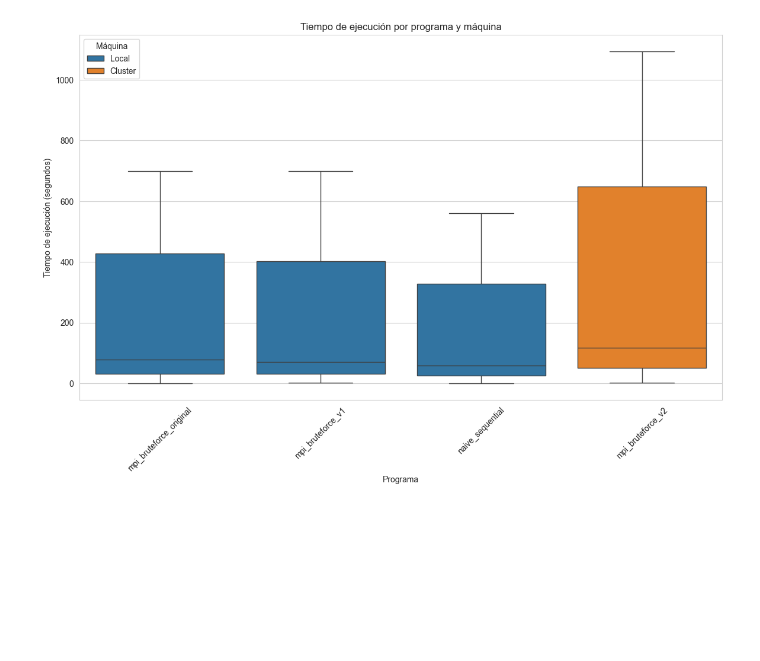
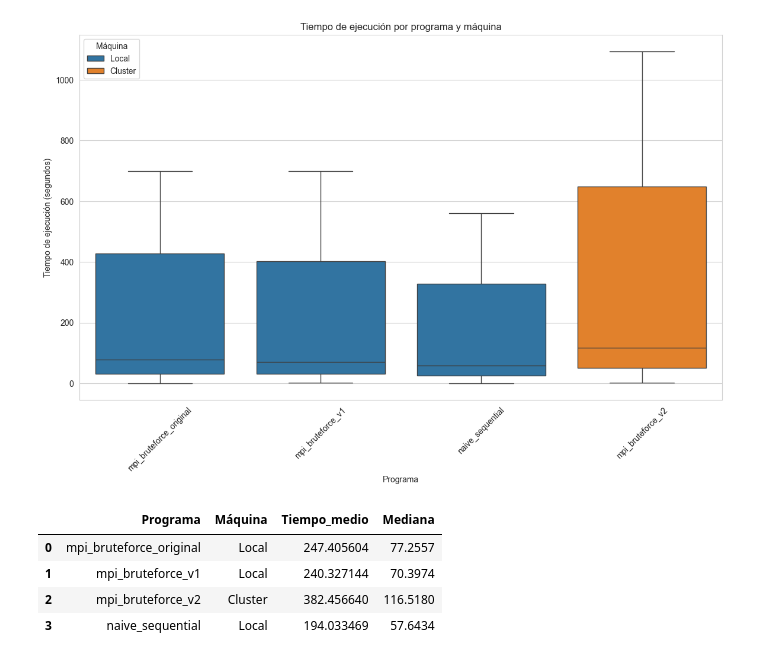
Before and after one commit to UVG-Works-Hub/mpi-bruteforce-keysearch, a Jupyter notebook: analysis.ipynb, the cells around one changed output. Cells and saved outputs as stored; diff of their text form; code cells hidden in the pictures; blank space fills up the shorter version.

```diff
--- a/analysis.ipynb
+++ b/analysis.ipynb
@@ -84,3 +84,15 @@ plt.legend(title='Máquina')
 plt.show()
 # %% [output]
 [figure]
+# %%
+# Group by Program and Machine to get mean and median execution times
+execution_stats = df_combined.groupby(['Program', 'Machine'])['Execution_Time'].agg(['mean', 'median']).reset_index()
+
+execution_stats.columns = ['Programa', 'Máquina', 'Tiempo_medio', 'Mediana']
+execution_stats
+# %% [output]
+|  | Programa | Máquina | Tiempo_medio | Mediana |
+| 0 | mpi_bruteforce_original | Local | 247.405604 | 77.2557 |
+| 1 | mpi_bruteforce_v1 | Local | 240.327144 | 70.3974 |
+| 2 | mpi_bruteforce_v2 | Cluster | 382.456640 | 116.5180 |
+| 3 | naive_sequential | Local | 194.033469 | 57.6434 |
```
Also changed, not shown: parts of 1 cell of this notebook.
